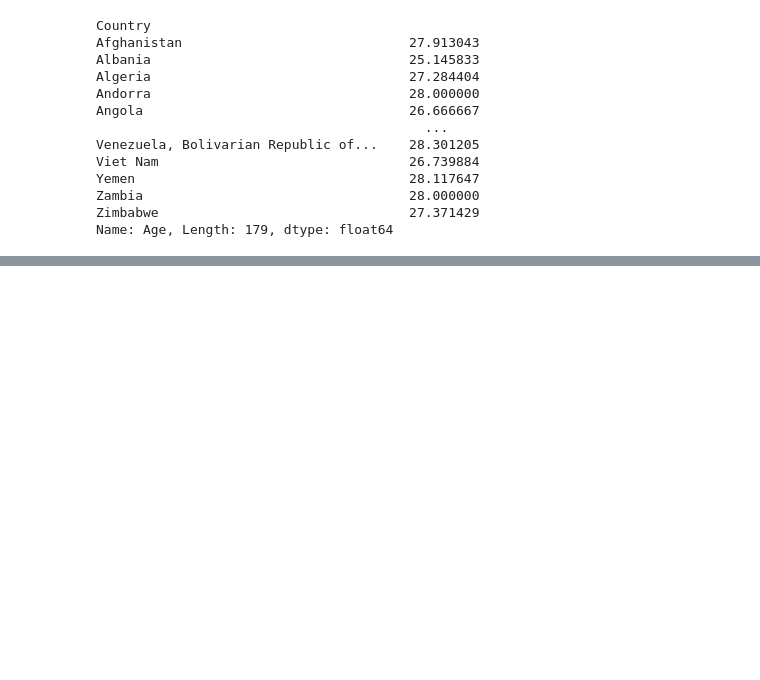
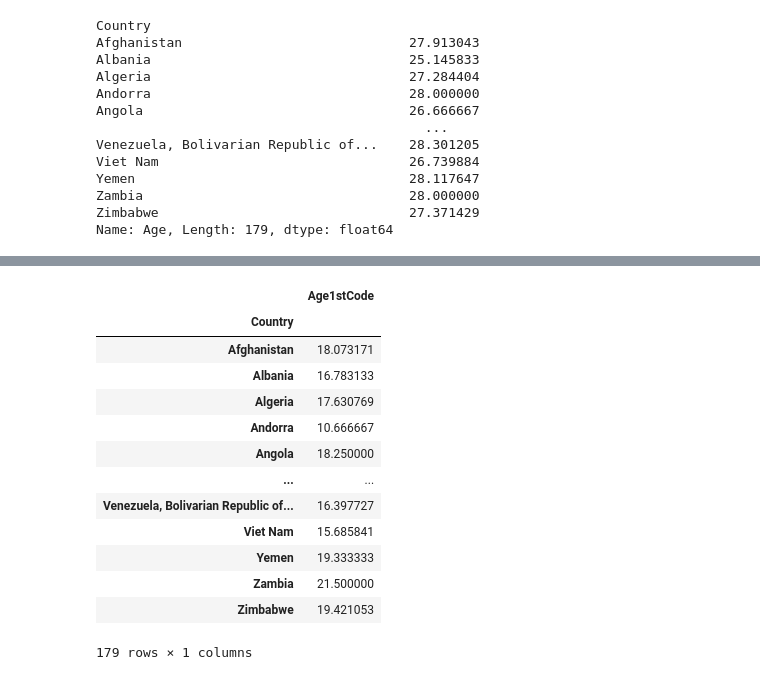
Before and after one commit to mofodreamer/pandas-tutorials, a Jupyter notebook: practice.ipynb, the cells around one changed output, grey strips where cells are left out. Saved outputs shown, nothing was run; the diff lists cells and outputs as text; code cells hidden in the pictures; blank space fills up the shorter version.

```diff
--- a/practice.ipynb
+++ b/practice.ipynb
@@ -47,0 +77,18 @@ Name: Age, Length: 179, dtype: float64
+# %%
+MA_df = pd.DataFrame(mean_age)
+MA_df
+# %% [output]
+|  | Age1stCode |
+| Country |  |
+| Afghanistan | 18.073171 |
+| Albania | 16.783133 |
+| Algeria | 17.630769 |
+| Andorra | 10.666667 |
+| Angola | 18.250000 |
+| ... | ... |
+| Venezuela, Bolivarian Republic of... | 16.397727 |
+| Viet Nam | 15.685841 |
+| Yemen | 19.333333 |
+| Zambia | 21.500000 |
+| Zimbabwe | 19.421053 |
+179 rows × 1 columns
```
Also changed, not shown: parts of 16 cells of this notebook, 2 other files.
